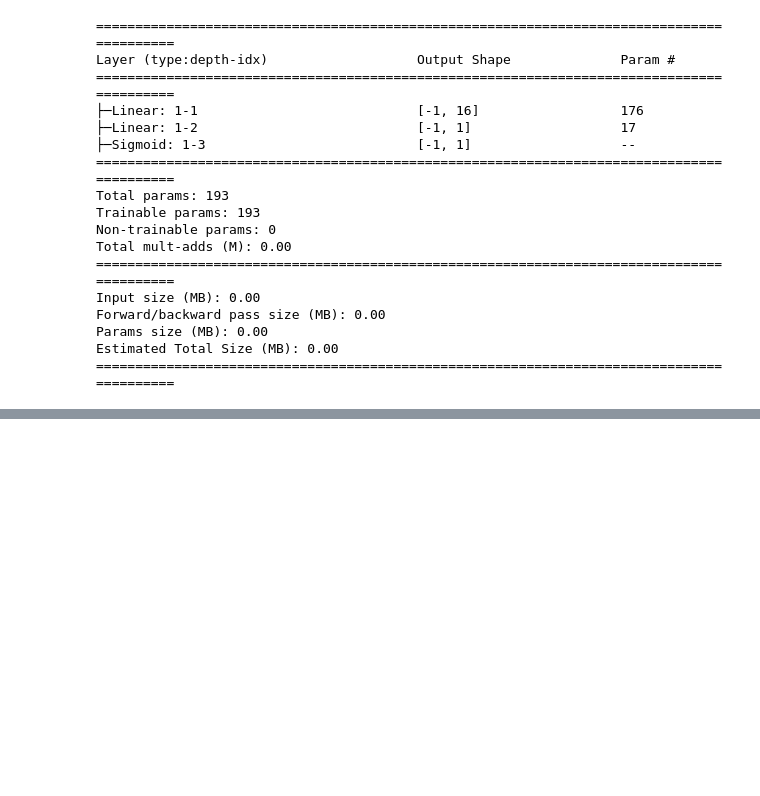
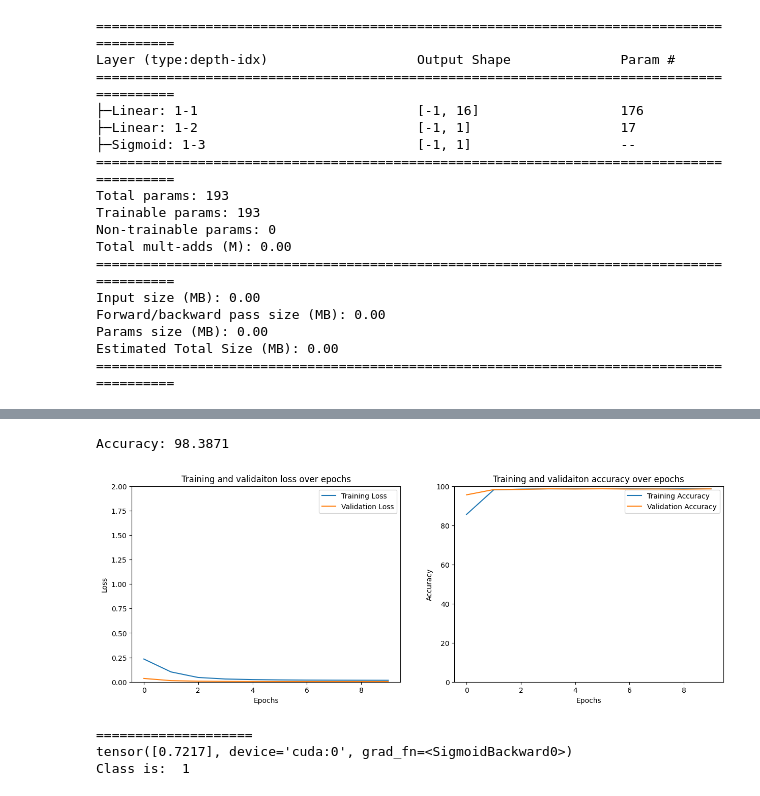
Before and after one commit to NamanKarki-nbk/Deep_Learning_Pytorch, a Jupyter notebook: feed_forward_neural_networks/tabular_data_classificaiton.ipynb, the cells around one changed output, grey strips where cells are left out. Cells and saved outputs as stored; diff of their text form; code cells hidden in the pictures; blank space fills up the shorter version.

```diff
--- a/feed_forward_neural_networks/tabular_data_classificaiton.ipynb
+++ b/feed_forward_neural_networks/tabular_data_classificaiton.ipynb
@@ -95,9 +95,9 @@ training_data = dataset(X_train, Y_train)
 validation_data = dataset(X_val, Y_val)
 testing_data = dataset(X_test, Y_test)
 # %%
-train_dataloader = DataLoader(training_data, batch_size=8, shuffle = True)
-test_dataloader = DataLoader(testing_data, batch_size=8, shuffle = False)
-val_dataloader = DataLoader(validation_data, batch_size=8, shuffle = False)
+train_dataloader = DataLoader(training_data, batch_size=32, shuffle = True)
+test_dataloader = DataLoader(testing_data, batch_size=32, shuffle = False)
+val_dataloader = DataLoader(validation_data, batch_size=32, shuffle = False)
 # %%
 for x,y in train_dataloader:
     print(x)
@@ -211,7 +211,10 @@ for epoch in range(epochs):
             acc = ((prediction).round() == labels).sum().item()
             total_acc_val += acc
 
-total_loss_train_plot.append(round(total_loss_train/1000,4))
-total_loss_validation_plot.append(round(total_loss_val/1000,4))
-total_acc_train_plot.append(round(total_acc_train/1000,4))
-total_acc_validation_plot.append(round(total_acc_val/1000,4))
+    total_loss_train_plot.append(round(total_loss_train/1000,4))
+    total_loss_validation_plot.append(round(total_loss_val/1000,4))
+    total_acc_train_plot.append(round(total_acc_train/training_data.__len__() * 100,4))
+    total_acc_validation_plot.append(round(total_acc_val/validation_data.__len__()*100,4))
+    print(f"""Epoch no: {epoch+1}, Train Loss: {round(total_loss_train/1000,4)}, Train ACC: {round(total_acc_train/training_data.__len__()*100,4)}
+    Validation Loss: {round(total_loss_val/1000,4)}, Validation ACC: {round(total_acc_val/validation_data.__len__()*100,4)}""")
+    print("="*25)
@@ -217,0 +239,58 @@ total_acc_validation_plot.append(round(total_acc_val/1000,4))
+# %%
+with torch.no_grad():
+    total_loss_test = 0
+    total_acc_test = 0
+    for data in test_dataloader:
+        inputs, labels = data
+
+        predictions = model(inputs).squeeze(1)
+        batch_loss = criterion(predictions, labels)
+        total_loss_test += batch_loss.item()
+        acc = ((predictions).round() == labels).sum().item()
+        total_acc_test += acc
+
+print(f"Accuracy: {round(total_acc_test/testing_data.__len__()*100,4)}")
+# %% [output]
+Accuracy: 98.3871
+# %%
+fig, axs = plt.subplots(nrows = 1, ncols = 2, figsize =(15,5))
+axs[0].plot(total_loss_train_plot, label = "Training Loss")
+axs[0].plot(total_loss_validation_plot, label = "Validation Loss")
+axs[0].set_title("Training and validaiton loss over epochs")
+axs[0].set_xlabel("Epochs")
+axs[0].set_ylabel("Loss")
+axs[0].set_ylim([0,2])
+axs[0].legend()
+
+axs[1].plot(total_acc_train_plot, label = "Training Accuracy")
+axs[1].plot(total_acc_validation_plot, label = "Validation Accuracy")
+axs[1].set_title("Training and validaiton accuracy over epochs")
+axs[1].set_xlabel("Epochs")
+axs[1].set_ylabel("Accuracy")
+axs[1].set_ylim([0,100])
+axs[1].legend()
+
+plt.show()
+# %% [output]
+[figure, added]
+# %%
+area = float(input("Area: "))/original_df['Area'].abs().max()
+MajorAxisLength = float(input("Major Axis Length: "))/original_df['MajorAxisLength'].abs().max()
+MinorAxisLength = float(input("Minor Axis Length: "))/original_df['MinorAxisLength'].abs().max()
+Eccentricity = float(input("Eccentricity: "))/original_df['Eccentricity'].abs().max()
+ConvexArea = float(input("Convex Area: "))/original_df['ConvexArea'].abs().max()
+EquivDiameter = float(input("EquivDiameter: "))/original_df['EquivDiameter'].abs().max()
+Extent = float(input("Extent: "))/original_df['Extent'].abs().max()
+Perimeter = float(input("Perimeter: "))/original_df['Perimeter'].abs().max()
+Roundness = float(input("Roundness: "))/original_df['Roundness'].abs().max()
+AspectRation = float(input("AspectRation: "))/original_df['AspectRation'].abs().max()
+my_inputs = [area, MajorAxisLength, MinorAxisLength, Eccentricity, ConvexArea, EquivDiameter, Extent, Perimeter, Roundness, AspectRation]
+print("="*20)
+model_inputs = torch.Tensor(my_inputs).to(device)
+prediction = (model(model_inputs))
+print(prediction)
+print("Class is: ", round(prediction.item()))
+# %% [output]
+====================
+tensor([0.7217], device='cuda:0', grad_fn=<SigmoidBackward0>)
+Class is:  1
```
Also changed, not shown: parts of 2 cells of this notebook.
